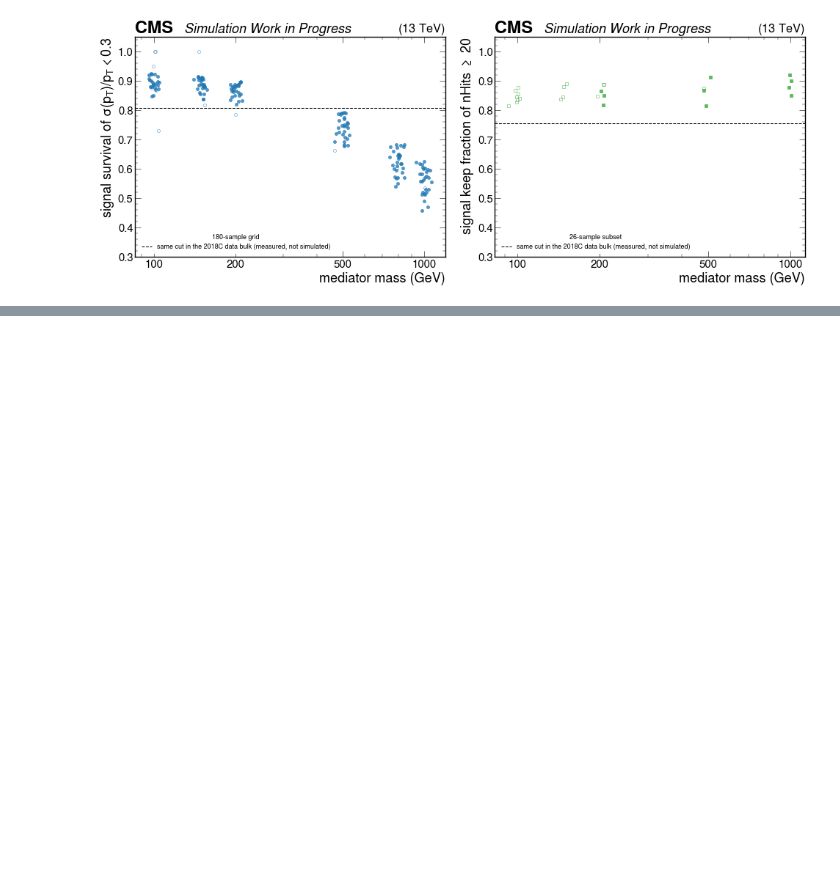
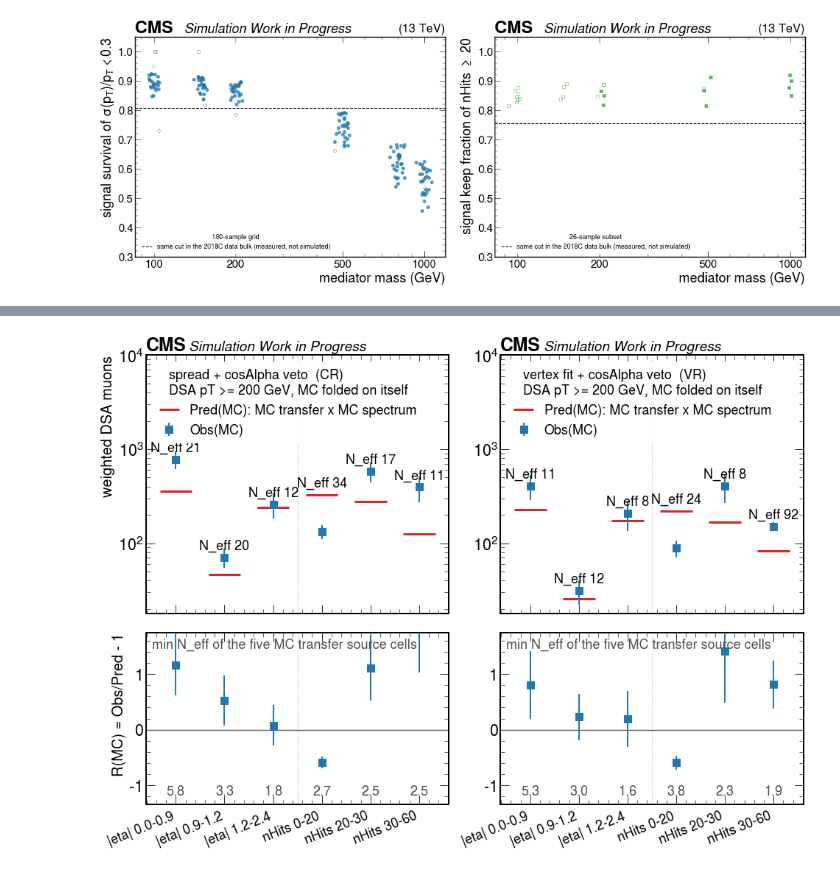
Before and after one commit to murtaza-safdari/SIDM, a Jupyter notebook: sidm/studies/vertexChi2/vertexChi2CosmicVetoStudy.ipynb, the cells around one changed output, grey strips where cells are left out. Cells and saved outputs as stored; diff of their text form; code cells hidden in the pictures; blank space fills up the shorter version.

```diff
--- a/sidm/studies/vertexChi2/vertexChi2CosmicVetoStudy.ipynb
+++ b/sidm/studies/vertexChi2/vertexChi2CosmicVetoStudy.ipynb
@@ -2573,0 +2689,54 @@ Summary numbers quoted in the conclusions, recomputed:
+# %%
+# Figure: the same fold applied to MC alone.  If the method worked, Pred_MC would reproduce
+# Obs_MC.  N_eff above each point is the effective statistics of Obs_MC; the number along the
+# bottom of the ratio panel is the SMALLEST N_eff among the five MC transfer cells that set
+# Pred_MC, which is what the check's power actually rests on.
+fig = plt.figure(figsize=(16, 11))
+gs = fig.add_gridspec(2, 2, height_ratios=[2.4, 1.6], hspace=0.09, wspace=0.17)
+tf_top = []
+for ci, (reg, rlab) in enumerate(REGIONS):
+    axy = fig.add_subplot(gs[0, ci])
+    axr = fig.add_subplot(gs[1, ci], sharex=axy)
+    obs = tf_col(reg, "TAIL", lambda e: e["obs_mc"])
+    pred = tf_col(reg, "TAIL", lambda e: e["pred_mc"])
+    Rm = tf_col(reg, "TAIL", lambda e: e["R_mc"])
+    sRm = tf_col(reg, "TAIL", lambda e: e["sR_mc"])
+    neff = tf_col(reg, "TAIL", lambda e: e["neff_mc"])
+    nnum = np.array([min(r["mc_neff_num"]
+                         for r in TF["T4_transfer"][f"{reg}/{s}/{t4}"][:N_SRC])
+                     for _l, s, _i, t4 in SLICES], float)
+    axy.hlines(pred, XS - 0.33, XS + 0.33, color="tab:red", lw=3,
+               label="Pred(MC): MC transfer x MC spectrum")
+    axy.errorbar(XS, obs, yerr=obs / np.sqrt(neff), fmt="s", ms=10, lw=2, color="tab:blue",
+                 label="Obs(MC)")
+    for i in XS:
+        axy.annotate(f"N_eff {neff[i]:.0f}", (i, max(obs[i], pred[i])),
+                     textcoords="offset points", xytext=(0, 11), ha="center", fontsize=FS)
+    axy.set_yscale("log")
+    axy.set_ylim(18.0, 1.0e4)
+    axy.axvline(2.5, color="0.75", lw=1.2, ls=":")
+    axy.tick_params(labelbottom=False)
+    axy.legend(fontsize=FS, loc="upper left", frameon=True, facecolor="white",
+               edgecolor="none", framealpha=0.95,
+               title=f"{rlab}\nDSA pT >= 200 GeV, MC folded on itself", title_fontsize=FS)
+    if ci == 0:
+        axy.set_ylabel("weighted DSA muons", fontsize=20)
+    axr.axhline(0.0, color="0.35", lw=1.4)
+    axr.errorbar(XS, Rm, yerr=sRm, fmt="s", ms=10, lw=2, color="tab:blue")
+    for i in XS:
+        axr.annotate(f"{nnum[i]:.1f}", (i, 0.055), xycoords=("data", "axes fraction"),
+                     ha="center", fontsize=FS, color="0.30")
+    axr.text(0.02, 0.97, "min N_eff of the five MC transfer source cells",
+             transform=axr.transAxes, fontsize=FS, color="0.30", va="top")
+    axr.axvline(2.5, color="0.75", lw=1.2, ls=":")
+    axr.set_ylim(-1.35, 1.75)
+    axr.set_xticks(XS)
+    axr.set_xticklabels(XLAB, rotation=22, ha="right", fontsize=FS)
+    if ci == 0:
+        axr.set_ylabel("R(MC) = Obs/Pred - 1", fontsize=20)
+    tf_top.append(axy)
+for ax in tf_top:
+    hep.cms.label(data=False, text="Work in Progress", rlabel="", ax=ax, fontsize=19)
+fig.set_dpi(FIG_DPI)
+# %% [output]
+[figure, added]
```
Also changed, not shown: parts of 15 cells of this notebook, 1 other file.
